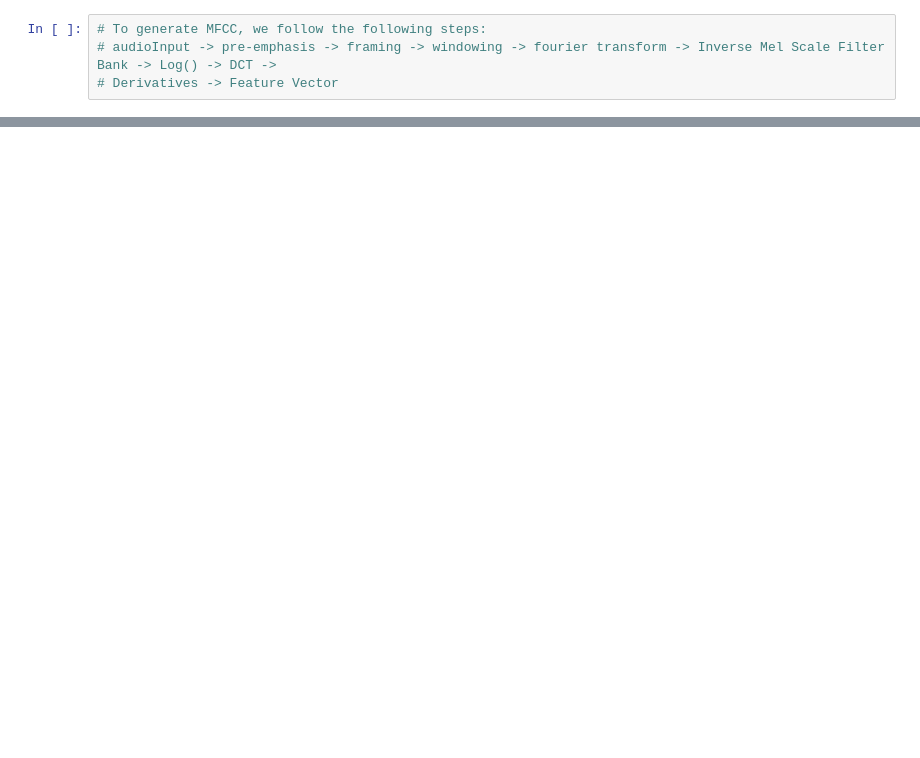
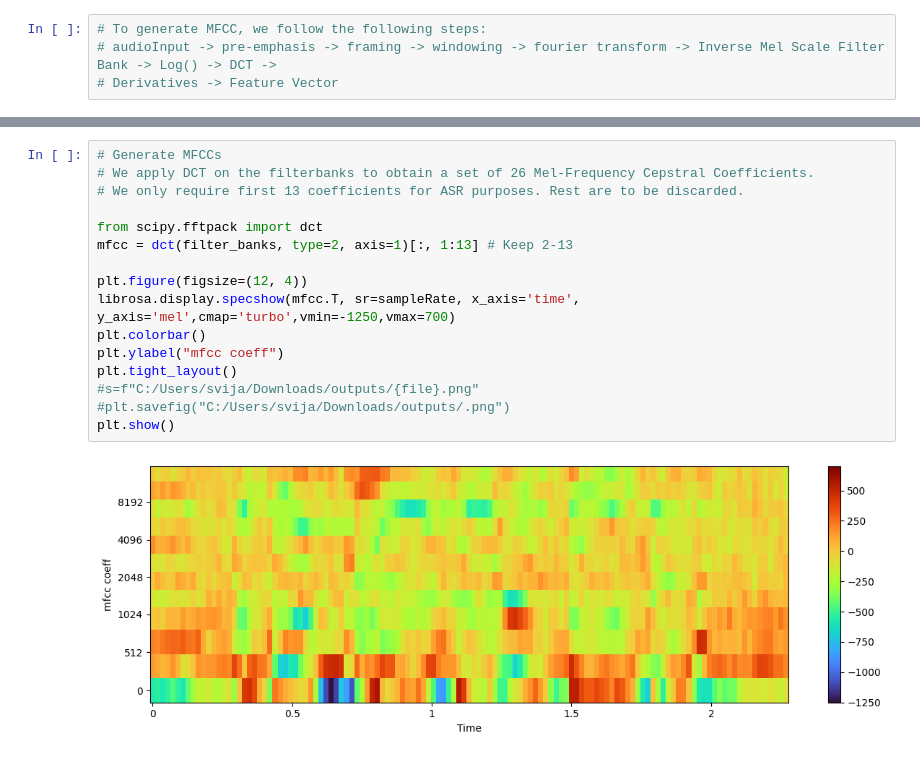
Before and after one commit to svijayvrat/Py-STT-Engine, a Jupyter notebook: stt-engine.ipynb, the cells around one changed output, grey strips where cells are left out. Cells and saved outputs as stored; diff of their text form; blank space fills up the shorter version.

```diff
--- a/stt-engine.ipynb
+++ b/stt-engine.ipynb
@@ -190,0 +188,18 @@ plt.show()
+# %%
+# Generate MFCCs
+# We apply DCT on the filterbanks to obtain a set of 26 Mel-Frequency Cepstral Coefficients.
+# We only require first 13 coefficients for ASR purposes. Rest are to be discarded.
+
+from scipy.fftpack import dct
+mfcc = dct(filter_banks, type=2, axis=1)[:, 1:13] # Keep 2-13
+
+plt.figure(figsize=(12, 4))
+librosa.display.specshow(mfcc.T, sr=sampleRate, x_axis='time', y_axis='mel',cmap='turbo',vmin=-1250,vmax=700)
+plt.colorbar()
+plt.ylabel("mfcc coeff")
+plt.tight_layout()
+#s=f"C:/Users/svija/Downloads/outputs/{file}.png"
+#plt.savefig("C:/Users/svija/Downloads/outputs/.png")
+plt.show()
+# %% [output]
+[figure, added]
```
Also changed, not shown: parts of 8 cells of this notebook.
